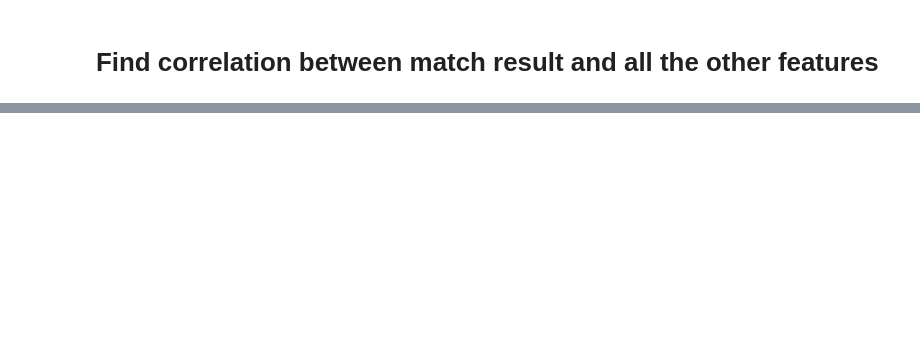
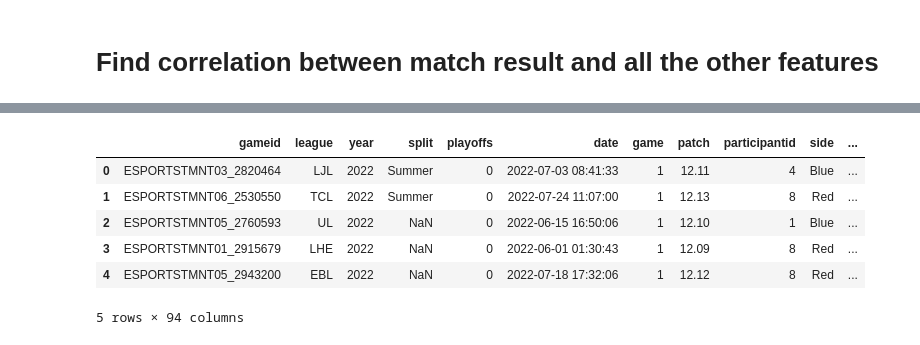
Before and after one commit to niketanmoon/esports, a Jupyter notebook: players.ipynb, the cells around one changed output, grey strips where cells are left out. Drawn from its saved outputs; the diff is of its cells as text; code cells hidden in the pictures; blank space fills up the shorter version.

```diff
--- a/players.ipynb
+++ b/players.ipynb
@@ -386,0 +398,3 @@ corr_df.head(10)
+# %%
+X = player_data_copy.drop("result", axis=1)
+y = player_data_copy["result"]
@@ -386,0 +489,10 @@ corr_df.head(10)
+# %%
+X_train.head()
+# %% [output]
+|  | gameid | league | year | split | playoffs | date | game | patch | participantid | side | ... |
+| 0 | ESPORTSTMNT03_2820464 | LJL | 2022 | Summer | 0 | 2022-07-03 08:41:33 | 1 | 12.11 | 4 | Blue | ... |
+| 1 | ESPORTSTMNT06_2530550 | TCL | 2022 | Summer | 0 | 2022-07-24 11:07:00 | 1 | 12.13 | 8 | Red | ... |
+| 2 | ESPORTSTMNT05_2760593 | UL | 2022 | NaN | 0 | 2022-06-15 16:50:06 | 1 | 12.10 | 1 | Blue | ... |
+| 3 | ESPORTSTMNT01_2915679 | LHE | 2022 | NaN | 0 | 2022-06-01 01:30:43 | 1 | 12.09 | 8 | Red | ... |
+| 4 | ESPORTSTMNT05_2943200 | EBL | 2022 | NaN | 0 | 2022-07-18 17:32:06 | 1 | 12.12 | 8 | Red | ... |
+5 rows × 94 columns
```
Also changed, not shown: parts of 53 cells of this notebook, 2 other files.
